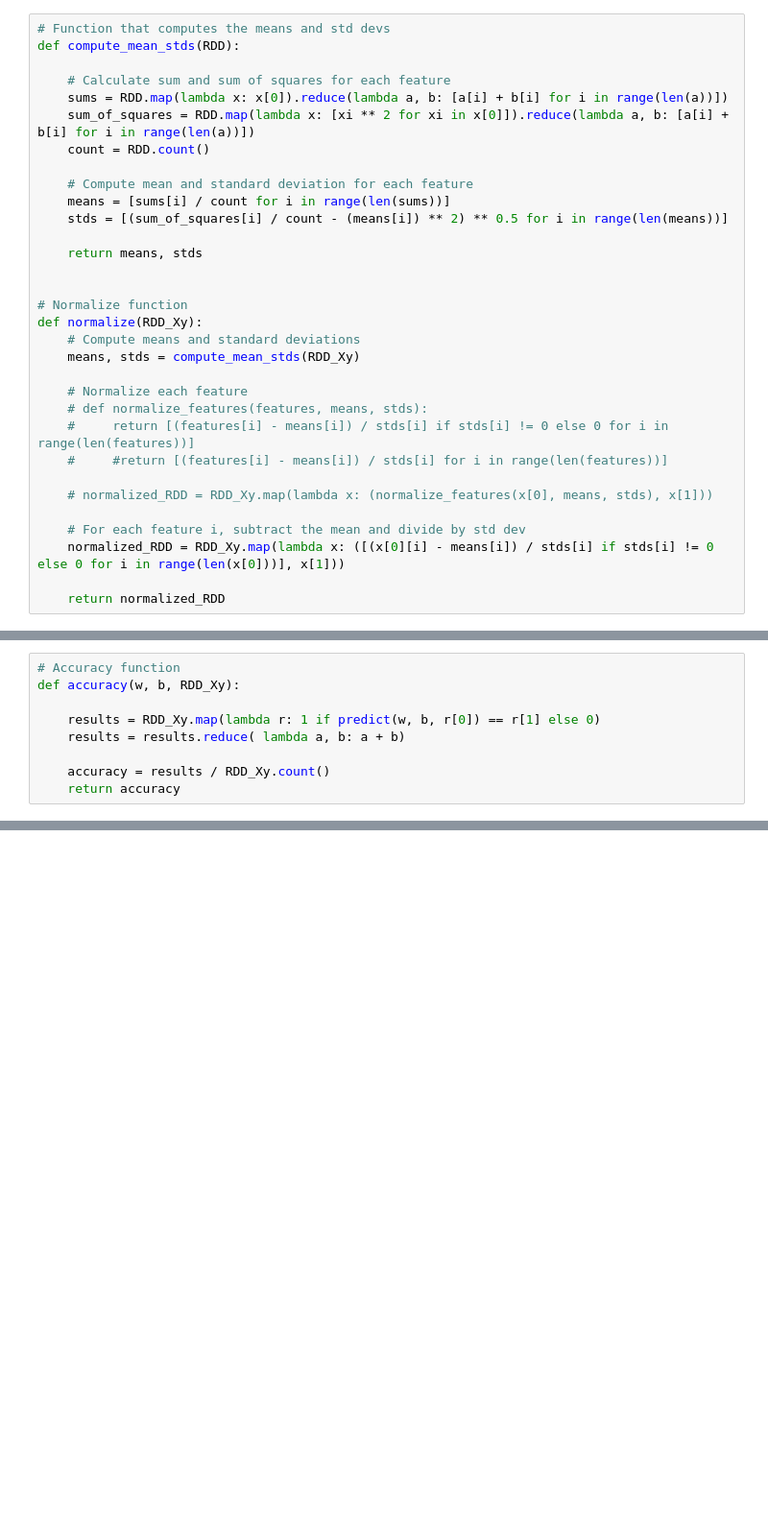
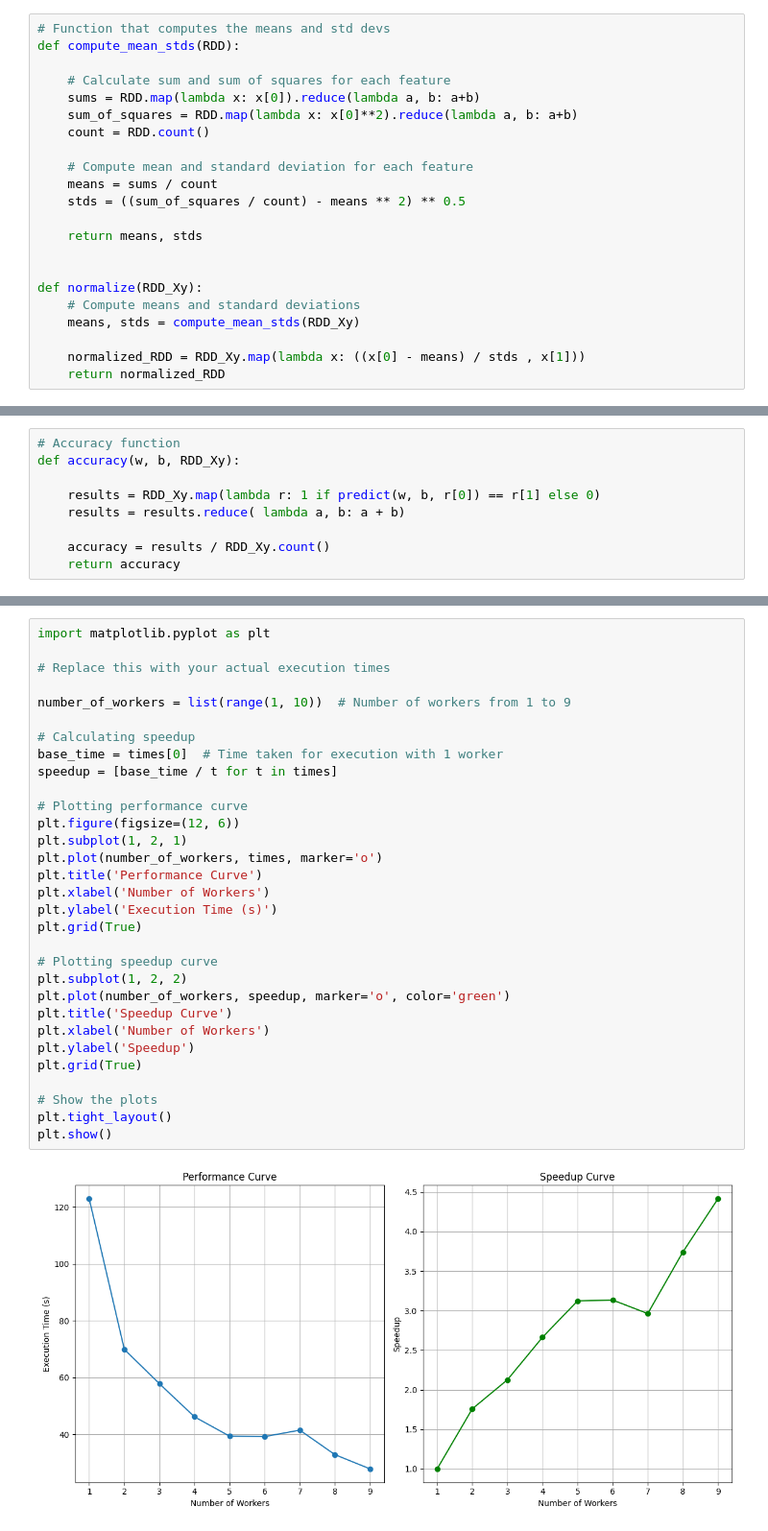
Before and after one commit to francesco-mattioli/Massively_Parallel_Machine_Learning, a Jupyter notebook: Logistic Regression/spark_version.ipynb, the cells around one changed output, grey strips where cells are left out. Shown at 96% size. Cells and saved outputs as stored; diff of their text form; blank space fills up the shorter version.

Commit message:
Added the possibility of changing the number of workers and plotted the performance

```diff
--- a/Logistic Regression/spark_version.ipynb
+++ b/Logistic Regression/spark_version.ipynb
@@ -50,30 +45,20 @@ print(compute_stats(rdd))
 def compute_mean_stds(RDD):
 
     # Calculate sum and sum of squares for each feature
-    sums = RDD.map(lambda x: x[0]).reduce(lambda a, b: [a[i] + b[i] for i in range(len(a))])
-    sum_of_squares = RDD.map(lambda x: [xi ** 2 for xi in x[0]]).reduce(lambda a, b: [a[i] + b[i] for i in range(len(a))])
+    sums = RDD.map(lambda x: x[0]).reduce(lambda a, b: a+b)
+    sum_of_squares = RDD.map(lambda x: x[0]**2).reduce(lambda a, b: a+b)
     count = RDD.count()
 
     # Compute mean and standard deviation for each feature
-    means = [sums[i] / count for i in range(len(sums))]
-    stds = [(sum_of_squares[i] / count - (means[i]) ** 2) ** 0.5 for i in range(len(means))]
+    means = sums / count
+    stds = ((sum_of_squares / count) - means ** 2) ** 0.5
 
     return means, stds
 
 
-# Normalize function
 def normalize(RDD_Xy):
     # Compute means and standard deviations
     means, stds = compute_mean_stds(RDD_Xy)
 
-    # Normalize each feature
-    # def normalize_features(features, means, stds):
-    #     return [(features[i] - means[i]) / stds[i] if stds[i] != 0 else 0 for i in range(len(features))]
-    #     #return [(features[i] - means[i]) / stds[i] for i in range(len(features))]
-
-    # normalized_RDD = RDD_Xy.map(lambda x: (normalize_features(x[0], means, stds), x[1]))
-
-    # For each feature i, subtract the mean and divide by std dev
-    normalized_RDD = RDD_Xy.map(lambda x: ([(x[0][i] - means[i]) / stds[i] if stds[i] != 0 else 0 for i in range(len(x[0]))], x[1]))
-
+    normalized_RDD = RDD_Xy.map(lambda x: ((x[0] - means) / stds , x[1]))
     return normalized_RDD
@@ -277,0 +216,33 @@ Accuracy:  0.930181
+# %%
+import matplotlib.pyplot as plt
+
+# Replace this with your actual execution times
+
+number_of_workers = list(range(1, 10))  # Number of workers from 1 to 9
+
+# Calculating speedup
+base_time = times[0]  # Time taken for execution with 1 worker
+speedup = [base_time / t for t in times]
+
+# Plotting performance curve
+plt.figure(figsize=(12, 6))
+plt.subplot(1, 2, 1)
+plt.plot(number_of_workers, times, marker='o')
+plt.title('Performance Curve')
+plt.xlabel('Number of Workers')
+plt.ylabel('Execution Time (s)')
+plt.grid(True)
+
+# Plotting speedup curve
+plt.subplot(1, 2, 2)
+plt.plot(number_of_workers, speedup, marker='o', color='green')
+plt.title('Speedup Curve')
+plt.xlabel('Number of Workers')
+plt.ylabel('Speedup')
+plt.grid(True)
+
+# Show the plots
+plt.tight_layout()
+plt.show()
+# %% [output]
+[figure, added]
```
Also changed, not shown: parts of 15 cells of this notebook, 1 other file.
